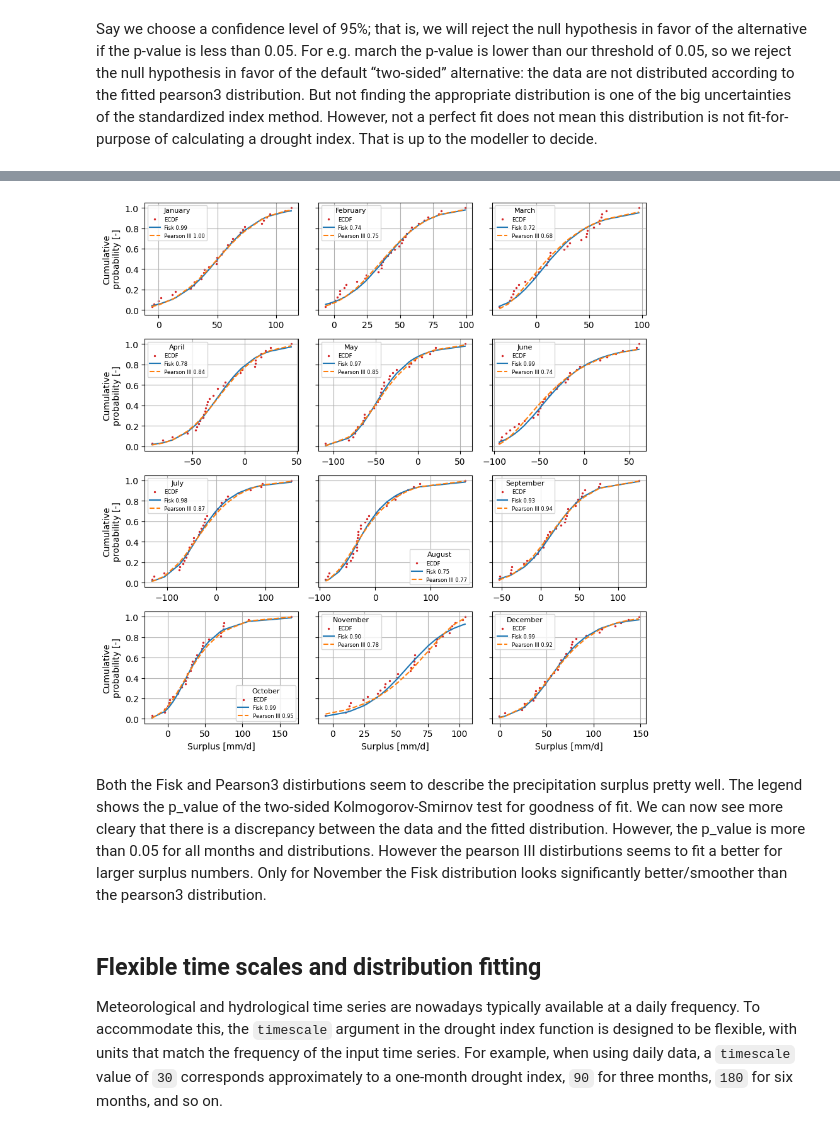
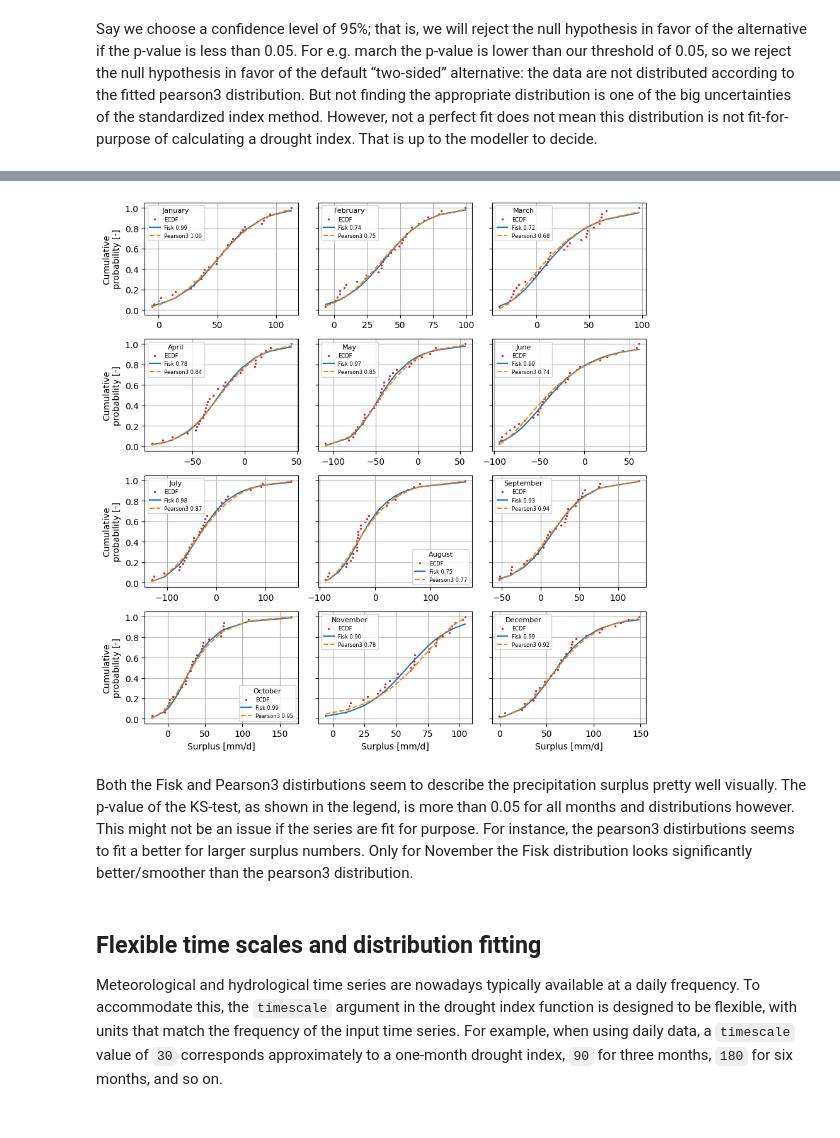
Before and after one commit to martinvonk/SPEI, a Jupyter notebook: doc/examples/example02_distributions.ipynb, the cells around one changed output, grey strips where cells are left out. Drawn from its saved outputs; the diff is of its cells as text; code cells hidden in the pictures.

```diff
--- a/doc/examples/example02_distributions.ipynb
+++ b/doc/examples/example02_distributions.ipynb
@@ -116,7 +116,5 @@ dfi = pd.read_csv(
     index_col=0,
     parse_dates=True,
 )
-prec = dfi["prec"]
-evap = dfi["evap"]
-surplus = (prec - evap).rename("surplus")
+surplus = (dfi["prec"] - dfi["evap"]).rename("surplus")
 surplusm = surplus.resample("MS").sum()
@@ -220,41 +212,47 @@ Compare for all months:
 # %%
+spei_pearson3 = si.SI(surplusm, dist=pearson3)
+spei_pearson3.fit_distribution()
+
+spei_fisk = si.SI(surplusm, dist=sps.fisk)
+spei_fisk.fit_distribution()
+
 f, axl = plt.subplots(
     4, 3, figsize=(9.0, 9.0), sharey=True, sharex=False, layout="tight"
 )
 axsr = axl.ravel()
 for (date, distf), (_, distp) in zip(
     spei_fisk._dist_dict.items(), spei_pearson3._dist_dict.items()
 ):
     i = date.month - 1
     cdf_fisk = distf.cdf().sort_values()
     cdf_pearson3 = distp.cdf().sort_values()
     data = distf.data.loc[cdf_fisk.index]
     e_cdf = sps.ecdf(data).cdf
     plot_ecdf(ax=axsr[i], data=data, ecdf=e_cdf, s=2.0, color="C3", label="ECDF")
     axsr[i].plot(
         data.values,
         cdf_fisk.values,
         color="C0",
         linewidth=1.5,
         label=f"Fisk {distf.ks_test():0.2f}",
     )
     axsr[i].plot(
         data.values,
         cdf_pearson3.values,
         color="C1",
         linewidth=1.5,
-        label=f"Pearson III {distp.ks_test():0.2f}",
+        label=f"Pearson3 {distp.ks_test():0.2f}",
         linestyle="--",
     )
     axsr[i].grid(True)
     axsr[i].legend(fontsize=6, title=month_name[date.month], title_fontsize=8)
 
 _ = [ax.set_ylabel("Cumulative\nprobability [-]") for ax in axl[:, 0]]
 _ = [ax.set_xlabel("Surplus [mm/d]") for ax in axl[-1, :]]
 # %% [output]
-[figure, old version]
+[figure, new version]
 # %% [markdown]
-Both the Fisk and Pearson3 distirbutions seem to describe the precipitation surplus pretty well. The legend shows the p_value of the two-sided Kolmogorov-Smirnov test for goodness of fit. We can now see more cleary that there is a discrepancy between the data and the fitted distribution. However, the p_value is more than 0.05 for all months and distributions. However the pearson III distirbutions seems to fit a better for larger surplus numbers. Only for November the Fisk distribution looks significantly better/smoother than the pearson3 distribution.
+Both the Fisk and Pearson3 distirbutions seem to describe the precipitation surplus pretty well visually. The p-value of the KS-test, as shown in the legend, is more than 0.05 for all months and distributions however. This might not be an issue if the series are fit for purpose. For instance, the pearson3 distirbutions seems to fit a better for larger surplus numbers. Only for November the Fisk distribution looks significantly better/smoother than the pearson3 distribution.
 # %% [markdown]
 ## Flexible time scales and distribution fitting
 Meteorological and hydrological time series are nowadays typically available at a daily frequency. To accommodate this, the `timescale` argument in the drought index function is designed to be flexible, with units that match the frequency of the input time series. For example, when using daily data, a `timescale` value of `30` corresponds approximately to a one-month drought index, `90` for three months, `180` for six months, and so on.
```
Also changed, not shown: parts of 12 cells of this notebook.
